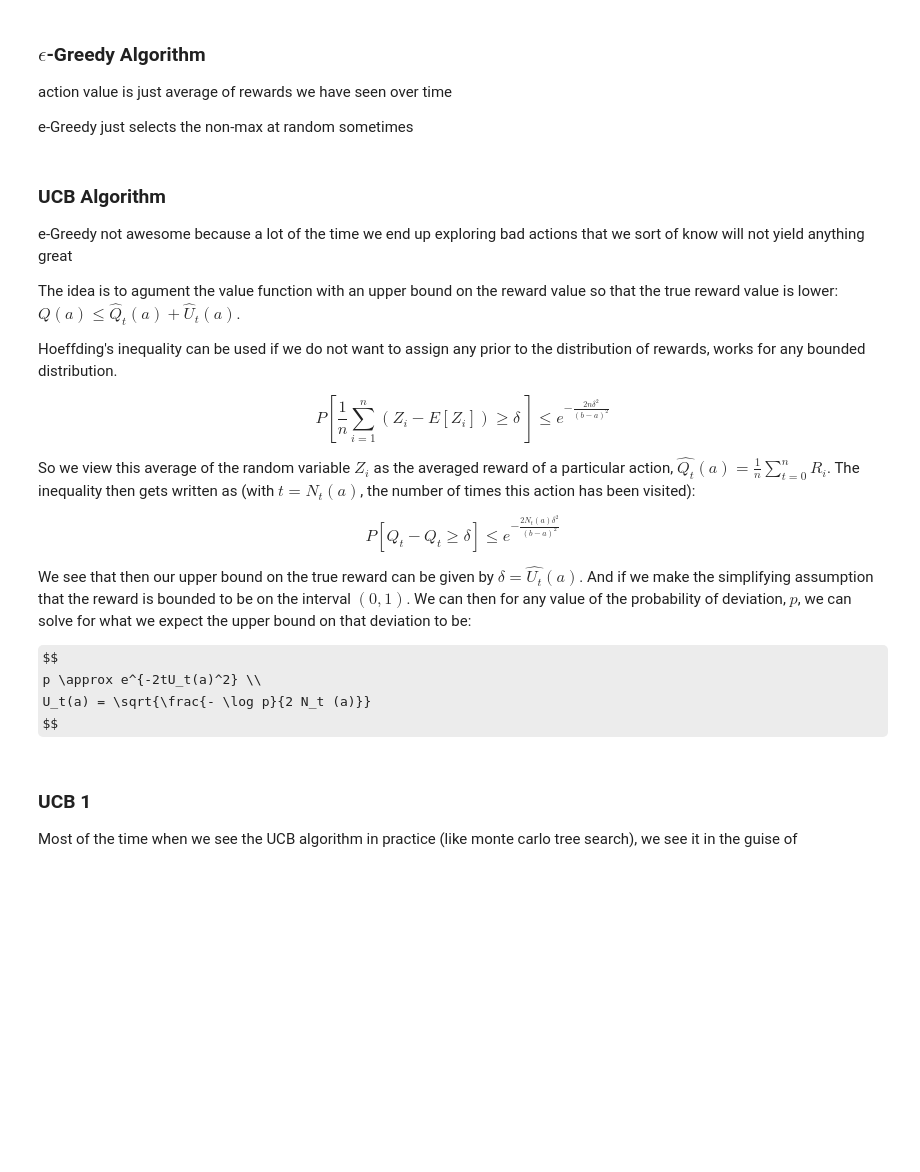
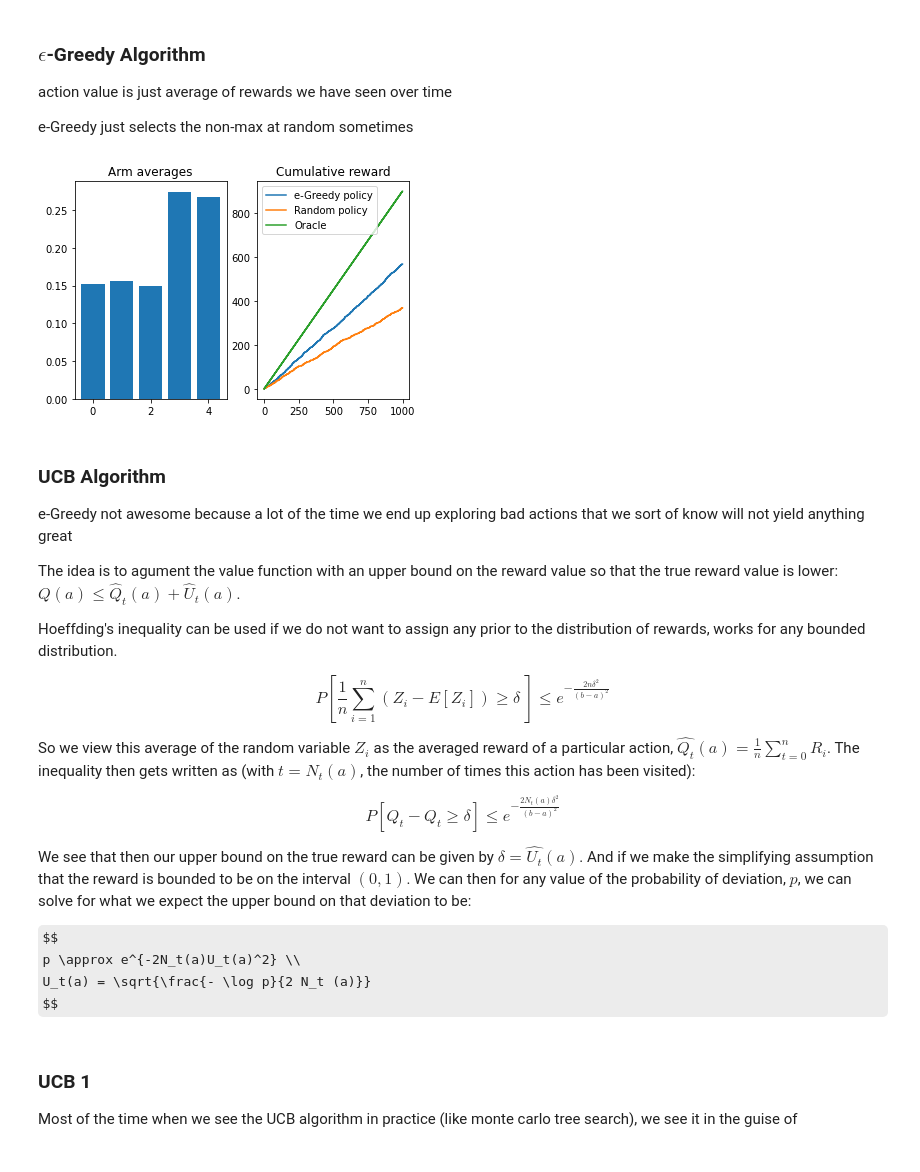
Before and after one commit to Lukeroberto/learning_to_search, a Jupyter notebook: tree_search/tree_search.ipynb, the cells around one changed output. Saved outputs shown, nothing was run; the diff lists cells and outputs as text; code cells hidden in the pictures; some formulas as TeX source; blank space fills up the shorter version.

```diff
--- a/tree_search/tree_search.ipynb
+++ b/tree_search/tree_search.ipynb
@@ -26,6 +85,33 @@ bandit strategies scale with how we handle uncertainty:
 action value is just average of rewards we have seen over time
 
 e-Greedy just selects the non-max at random sometimes
+# %%
+config = {"num_arms" : 5, "probs": [0.1, 0.2, 0.3, 0.4, 0.9]}
+
+env.reset()
+
+epsilon = 0.6
+r_greedy = np.zeros(1000)
+for t in range(1000):
+    avgs = env.arm_avgs()
+    if np.random.random() < epsilon:
+        r_greedy[t] = env.step(np.random.randint(5))
+    else:
+        r_greedy[t] = env.step(np.argmax(avgs))
+
+fig, axs = plt.subplots(1,2)
+axs[0].bar(range(5), env.visits / env.visits.sum())
+axs[0].set_title("Arm averages")
+
+steps = np.arange(1000)
+axs[1].set_title("Cumulative reward")
+axs[1].step(steps, np.cumsum(r_greedy), label="e-Greedy policy")
+axs[1].step(steps, np.cumsum(r_random), label="Random policy")
+axs[1].step(steps, 0.9 * steps, label="Oracle")
+axs[1].legend()
+plt.show()
+# %% [output]
+[figure, added]
 # %% [markdown]
 ### UCB Algorithm
 
@@ -44,7 +130,7 @@ $$P[Q_t - \hat{Q_t} \geq \delta ] \leq e^{-\frac{2N_t(a)\delta^2}{(b-a)^2}}$$
 We see that then our upper bound on the true reward can be given by $\delta = \hat{U_t}(a)$. And if we make the simplifying assumption that the reward is bounded to be on the interval $(0, 1)$. We can then for any value of the probability of deviation, $p$, we can solve for what we expect the upper bound on that deviation to be:
 
 $$
-p \approx e^{-2tU_t(a)^2} \\
+p \approx e^{-2N_t(a)U_t(a)^2} \\
 U_t(a) = \sqrt{\frac{- \log p}{2 N_t (a)}}
 $$
 # %% [markdown]
```
Also changed, not shown: parts of 2 cells of this notebook.
